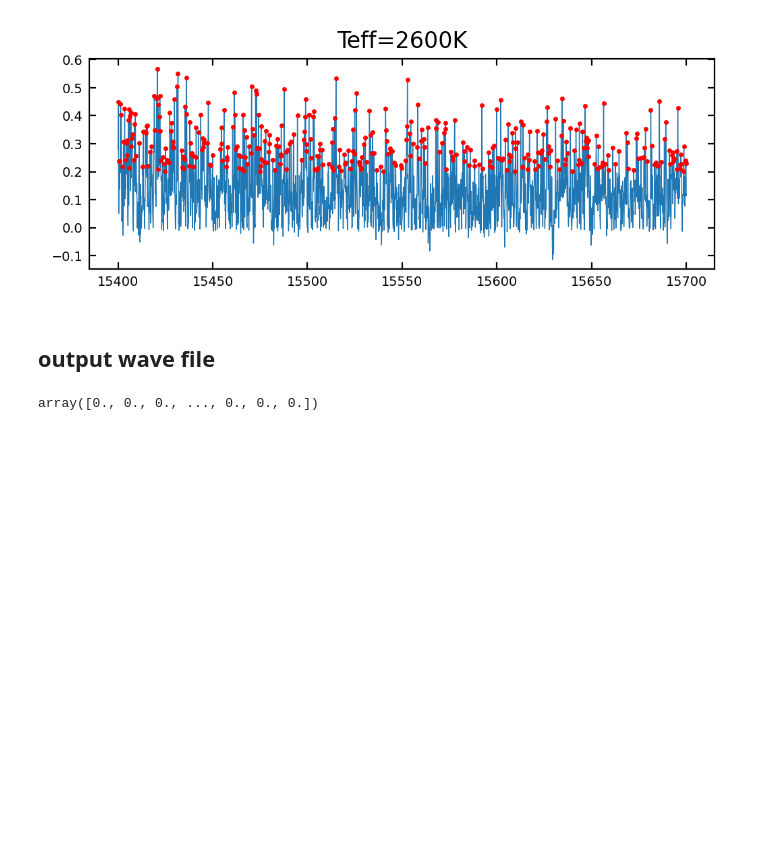
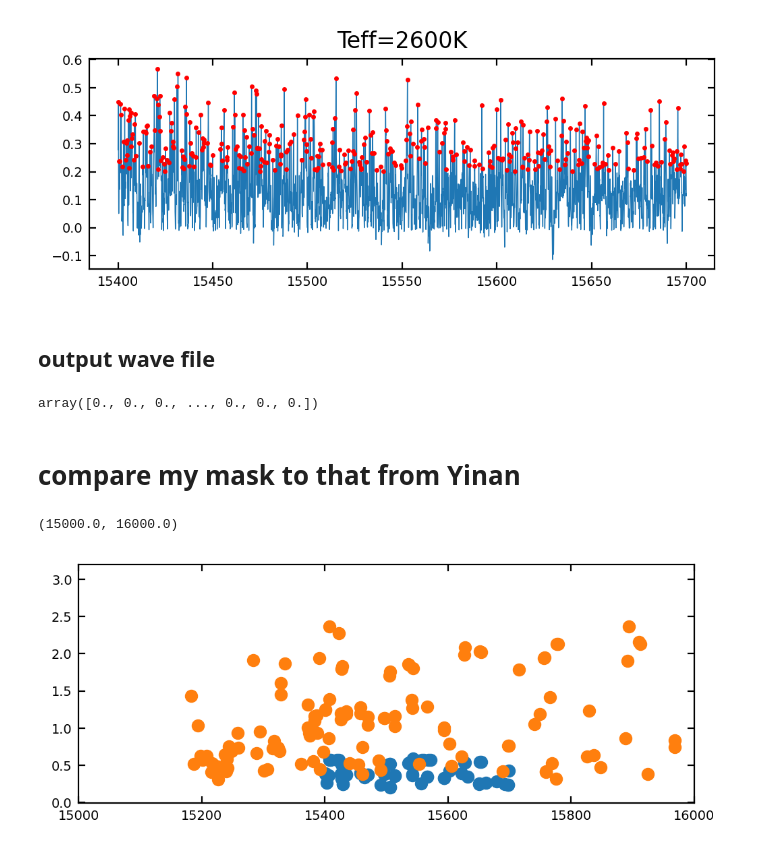
Before and after one commit to shihyuntang/SOAP_GPU, a Jupyter notebook: SOAP_code/MakeMask.ipynb, the cells around one changed output. Cells and saved outputs as stored; diff of their text form; code cells hidden in the pictures; blank space fills up the shorter version.

Commit message:
update from Yinan

```diff
--- a/SOAP_code/MakeMask.ipynb
+++ b/SOAP_code/MakeMask.ipynb
@@ -52,3 +52,20 @@ out_wave.tofile('../SOAP_code/input_spec/nir_Hband_wavelength.bin')
 np.fromfile('../SOAP_code/input_spec/nir_Hband_wavelength.bin', dtype='double')  - out_wave
 # %% [output]
 array([0., 0., 0., ..., 0., 0., 0.])
+# %% [markdown]
+# compare my mask to that from Yinan
+# %%
+my_mask = Table.read(
+    './input_mask/M0_mask.txt', format='ascii.no_header', names=['wave', 'flux'])
+yinan_mask = Table.read(
+    './input_mask/M1_mask_IR.txt', format='ascii.no_header', names=['wave', 'flux'])
+# %%
+fig, ax = plt.subplots(1, 1, figsize=(5, 2), dpi=200)
+
+ax.plot(my_mask['wave'], my_mask['flux'], 'o', label='my')
+ax.plot(yinan_mask['wave'], yinan_mask['flux'], 'o', label='yinan')
+
+ax.set_xlim(15000, 16000)
+# %% [output]
+(15000.0, 16000.0)
+[figure, added]
```
Also changed, not shown: 3 other files.
